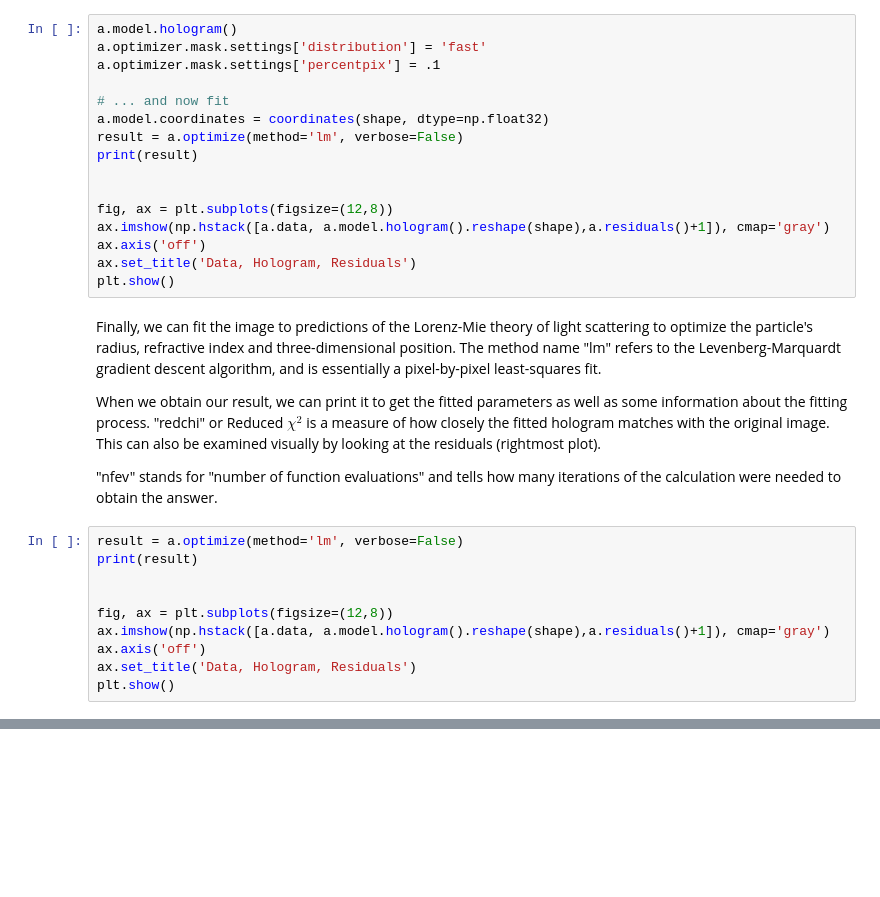
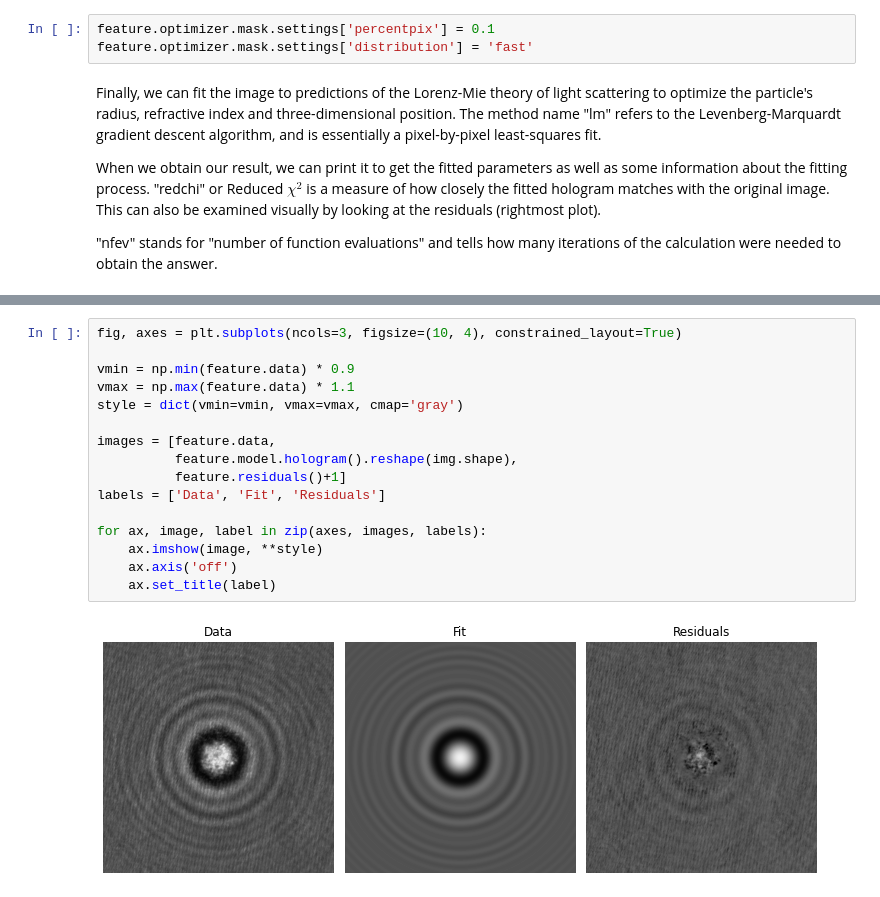
Before and after one commit to davidgrier/pylorenzmie, a Jupyter notebook: docs/Fitting.ipynb, the cells around one changed output, grey strips where cells are left out. Cells and saved outputs as stored; diff of their text form; blank space fills up the shorter version.

```diff
--- a/docs/Fitting.ipynb
+++ b/docs/Fitting.ipynb
@@ -73,32 +71,9 @@ Before fitting, we adjust the settings for the optimizer. Fitting to every pixel
-# %%
-a.model.hologram()
-a.optimizer.mask.settings['distribution'] = 'fast'
-a.optimizer.mask.settings['percentpix'] = .1
-
-# ... and now fit
-a.model.coordinates = coordinates(shape, dtype=np.float32)
-result = a.optimize(method='lm', verbose=False)
-print(result)
-
-
-fig, ax = plt.subplots(figsize=(12,8))
-ax.imshow(np.hstack([a.data, a.model.hologram().reshape(shape),a.residuals()+1]), cmap='gray')
-ax.axis('off')
-ax.set_title('Data, Hologram, Residuals')
-plt.show()
+# %%
+feature.optimizer.mask.settings['percentpix'] = 0.1
+feature.optimizer.mask.settings['distribution'] = 'fast'
 # %% [markdown]
 Finally, we can fit the image to predictions of the Lorenz-Mie theory of light scattering to optimize the particle's radius, refractive index and three-dimensional position. The method name "lm" refers to the Levenberg-Marquardt gradient descent algorithm, and is essentially a pixel-by-pixel least-squares fit.
 
 When we obtain our result, we can print it to get the fitted parameters as well as some information about the fitting process. "redchi" or Reduced $\chi^2$ is a measure of how closely the fitted hologram matches with the original image. This can also be examined visually by looking at the residuals (rightmost plot).
 
 "nfev" stands for "number of function evaluations" and tells how many iterations of the calculation were needed to obtain the answer.
-# %%
-result = a.optimize(method='lm', verbose=False)
-print(result)
-
-
-fig, ax = plt.subplots(figsize=(12,8))
-ax.imshow(np.hstack([a.data, a.model.hologram().reshape(shape),a.residuals()+1]), cmap='gray')
-ax.axis('off')
-ax.set_title('Data, Hologram, Residuals')
-plt.show()
@@ -123,0 +101,18 @@ alpha: 1.00000 (init: 1.00000) (fixed)
+# %%
+fig, axes = plt.subplots(ncols=3, figsize=(10, 4), constrained_layout=True)
+
+vmin = np.min(feature.data) * 0.9
+vmax = np.max(feature.data) * 1.1
+style = dict(vmin=vmin, vmax=vmax, cmap='gray')
+
+images = [feature.data,
+          feature.model.hologram().reshape(img.shape),
+          feature.residuals()+1]
+labels = ['Data', 'Fit', 'Residuals']
+
+for ax, image, label in zip(axes, images, labels):
+    ax.imshow(image, **style)
+    ax.axis('off')
+    ax.set_title(label)
+# %% [output]
+[figure, added]
```
Also changed, not shown: parts of 10 cells of this notebook.
